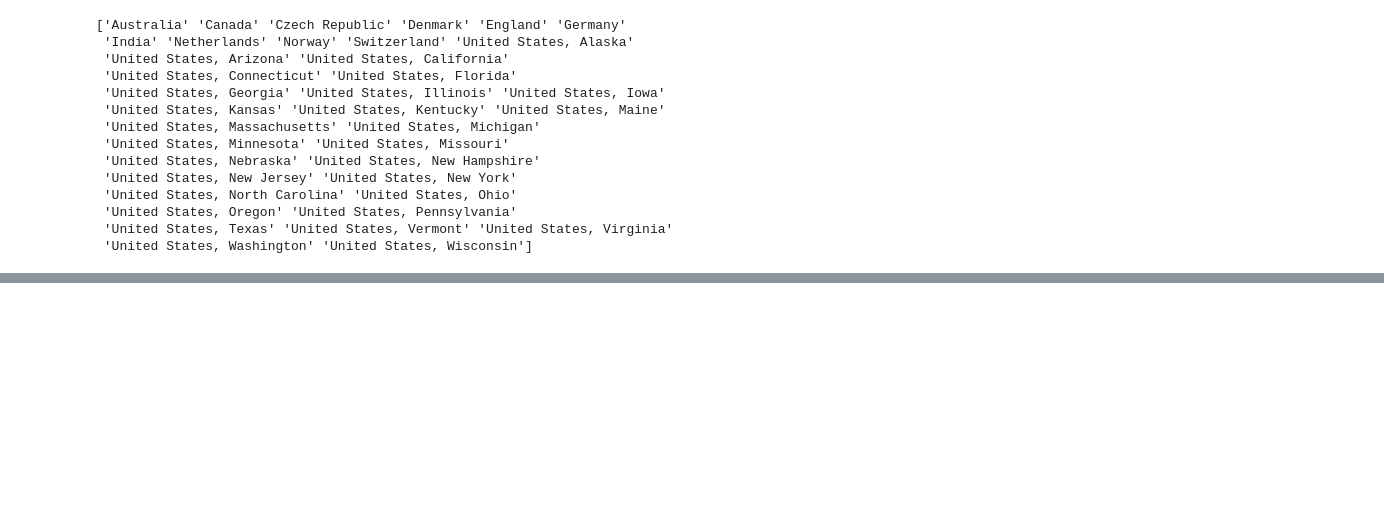
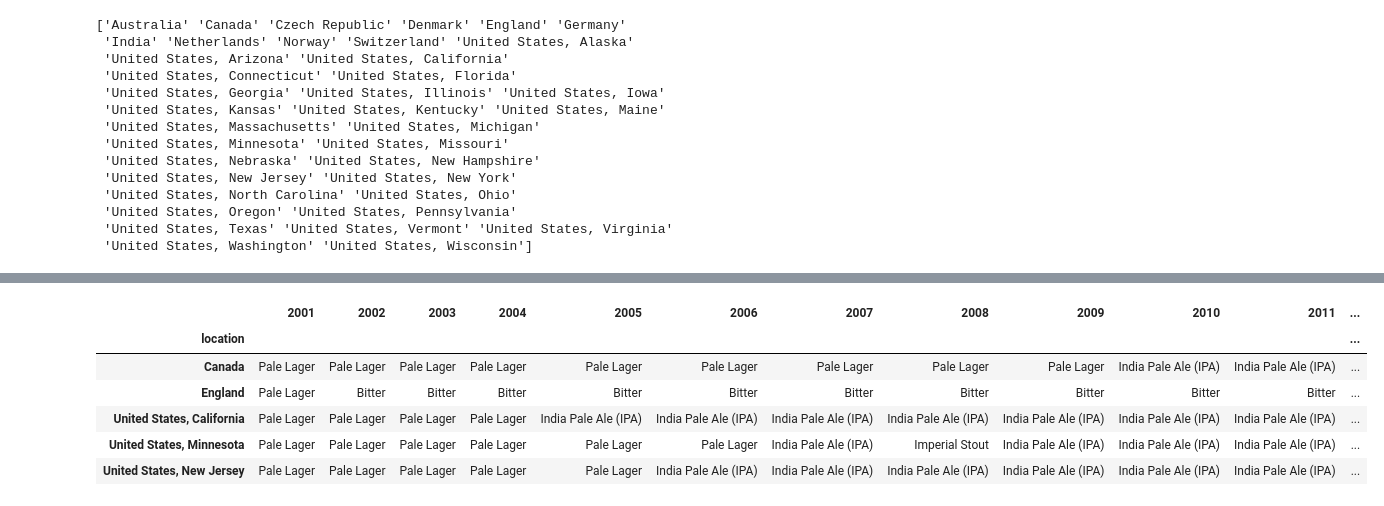
Before and after one commit to epfl-ada/ada-2023-project-vivalavada, a Jupyter notebook: popularity_yagiz.ipynb, the cells around one changed output, grey strips where cells are left out. Cells and saved outputs as stored; diff of their text form; code cells hidden in the pictures; blank space fills up the shorter version.

```diff
--- a/popularity_yagiz.ipynb
+++ b/popularity_yagiz.ipynb
@@ -118,4 +17,0 @@ location_style['popularity_percentage'] = 100* (location_style['number'] / locat
-# %%
-location_style['mean_rating'] = ratings_reviews_groupedby_loc_style['rating'].mean().reset_index(name = 'mean_rating')['mean_rating']
-location_style = location_style[['location', 'style', 'number', 'total_loc_number', 'popularity_percentage', 'mean_rating', 'location_mean', 'location_std']]
-location_style
@@ -136,3 +17,0 @@ location_style
-# %%
-location_style['z_score'] = (location_style['mean_rating'] - location_style['location_mean']) / location_style['location_std']
-location_style
@@ -153,3 +17,0 @@ location_style
-# %%
-location_style = location_style[location_style['number'] >= 50]
-location_style
@@ -291,0 +136,24 @@ print(location_style_2005['location']
+# %%
+years = np.arange(2001,2018)
+location_list = ['England', 'Canada', 'United States, California', 'United States, Minnesota', 'United States, New Jersey']
+style_popularities_by_year = pd.DataFrame()
+for year in years:
+    location_style = location_style_stats(ratings_reviews.copy(), users.copy(), year, 100, 5)
+    location_style = location_style.loc[location_style['location'].isin(location_list)]
+    location_style_groupedby_loc = location_style.groupby('location')
+    idx_most_popular = location_style_groupedby_loc['number'].idxmax()
+    most_popular_styles_by_location = location_style.loc[idx_most_popular]
+    most_popular_styles_by_location = most_popular_styles_by_location[['location', 'style']]
+    most_popular_styles_by_location.set_index('location', inplace = True)
+    most_popular_styles_by_location = most_popular_styles_by_location.rename(columns = {'style': str(year)})
+    style_popularities_by_year = pd.concat([style_popularities_by_year, most_popular_styles_by_location], axis = 1)
+# %%
+style_popularities_by_year
+# %% [output]
+|  | 2001 | 2002 | 2003 | 2004 | 2005 | 2006 | 2007 | 2008 | 2009 | 2010 | 2011 | ... |
+| location |  |  |  |  |  |  |  |  |  |  |  | ... |
+| Canada | Pale Lager | Pale Lager | Pale Lager | Pale Lager | Pale Lager | Pale Lager | Pale Lager | Pale Lager | Pale Lager | India Pale Ale (IPA) | India Pale Ale (IPA) | ... |
+| England | Pale Lager | Bitter | Bitter | Bitter | Bitter | Bitter | Bitter | Bitter | Bitter | Bitter | Bitter | ... |
+| United States, California | Pale Lager | Pale Lager | Pale Lager | Pale Lager | India Pale Ale (IPA) | India Pale Ale (IPA) | India Pale Ale (IPA) | India Pale Ale (IPA) | India Pale Ale (IPA) | India Pale Ale (IPA) | India Pale Ale (IPA) | ... |
+| United States, Minnesota | Pale Lager | Pale Lager | Pale Lager | Pale Lager | Pale Lager | Pale Lager | India Pale Ale (IPA) | Imperial Stout | India Pale Ale (IPA) | India Pale Ale (IPA) | India Pale Ale (IPA) | ... |
+| United States, New Jersey | Pale Lager | Pale Lager | Pale Lager | Pale Lager | Pale Lager | India Pale Ale (IPA) | India Pale Ale (IPA) | India Pale Ale (IPA) | India Pale Ale (IPA) | India Pale Ale (IPA) | India Pale Ale (IPA) | ... |
```
Also changed, not shown: parts of 19 cells of this notebook.
